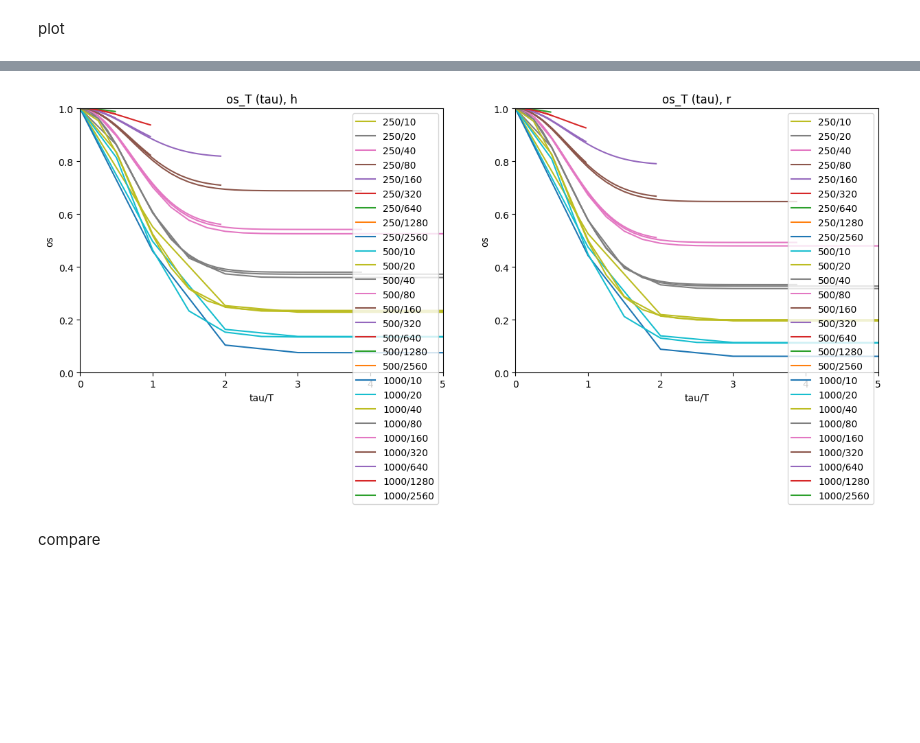
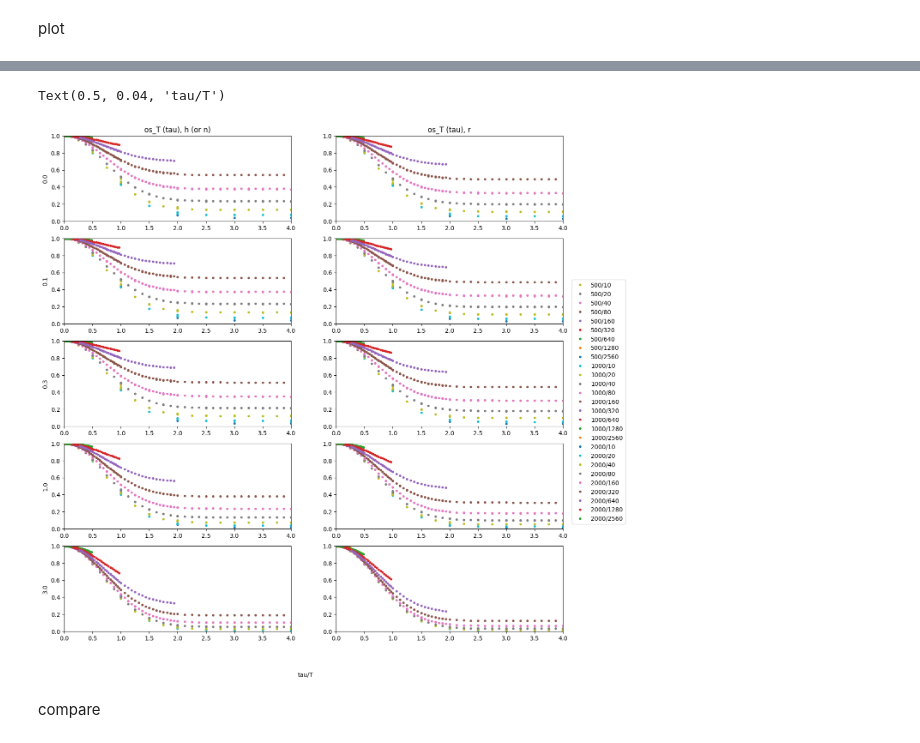
Before and after one commit to zhaoz0314/random-EI, a Jupyter notebook: pseudospatial/predictions.ipynb, the cells around one changed output, grey strips where cells are left out. Drawn from its saved outputs; the diff is of its cells as text; code cells hidden in the pictures; blank space fills up the shorter version.

```diff
--- a/pseudospatial/predictions.ipynb
+++ b/pseudospatial/predictions.ipynb
@@ -399,3 +345,0 @@ def r_acov_s_fct(n_acov, mean_h_s, g_tanh = "out",
-# %%
-color_s = plt.rcParams['axes.prop_cycle'].by_key()['color']
-activity_type_s = ["h", "r"]
@@ -424,0 +346,16 @@ subfig_s[0, 1].legend()
+# %%
+# acov ccov
+[fig, subfig_s] = plt.subplots(2, 2, figsize = (15,7), squeeze = False)
+
+for activity_type_idx in range(2):
+  for ext_unscaled_std_idx in range(len(ext_unscaled_std_s)):
+    subfig_s[0, activity_type_idx].plot(all_cov_s[ext_unscaled_std_idx][0][0],
+                                        all_cov_s[ext_unscaled_std_idx][0][2 * (activity_type_idx + 1)],
+                                        label = ext_unscaled_std_s[ext_unscaled_std_idx])
+    subfig_s[1, activity_type_idx].plot(all_cov_s[ext_unscaled_std_idx][0][0],
+                                        jnp.einsum("ii->i",all_cov_s[ext_unscaled_std_idx][1][activity_type_idx]))
+subfig_s[0, 0].legend()
+subfig_s[0, 0].set(title = activity_type_s[0], ylabel = "acov")
+subfig_s[0, 1].set(title = activity_type_s[1])
+subfig_s[1, 0].set(ylabel = "ccov")
+fig.text(0.5, 0.04, "tau", ha="center")
@@ -444,22 +420,29 @@ for activity_type_idx in range(2):
 # %%
 legend_type_s = jnp.sort(jnp.unique(part_n_s / jnp.expand_dims(window_len_s, 1)))
 
-[fig, subfig_s] = plt.subplots(1, 2, figsize = (15,5), squeeze = False)
+[fig, subfig_s] = plt.subplots(len(ext_unscaled_std_s), 2, figsize = (15,15), squeeze = False)
 
 for activity_type_idx in range(2):
-  subfig_s[0, activity_type_idx].set(title = "os_T (tau), {}".format(activity_type_s[activity_type_idx]),
-                                     xlabel = "tau/T", ylabel = "os", ylim = (0,1))
-  for part_n_idx in range(len(part_n_s)):
-    for window_len_idx in range(len(window_len_s)):
-      subfig_s[0, activity_type_idx
-      ].plot(relative_lag_s / window_len_s[window_len_idx],
-             prediction_s[activity_type_idx][1][part_n_idx, window_len_idx, :],
-             color = color_s[jnp.searchsorted(legend_type_s,
-                                              part_n_s[part_n_idx] / window_len_s[window_len_idx]) % len(color_s)],
-             label = "{0}/{1}".format(part_n_s[part_n_idx], window_len_s[window_len_idx]))
-  subfig_s[0, activity_type_idx].legend()
-  subfig_s[0, activity_type_idx].set_xlim(0, 5)
+  for ext_unscaled_std_idx in range(len(ext_unscaled_std_s)):
+    subfig_s[ext_unscaled_std_idx, activity_type_idx].set(xlim = (0, 4), ylim = (0,1))
+    subfig_s[ext_unscaled_std_idx, 0].set(ylabel = "{0:.1f}".format(ext_unscaled_std_s[ext_unscaled_std_idx]))
+    for part_n_idx in range(len(part_n_s)):
+      for window_len_idx in range(len(window_len_s)):
+        subfig_s[ext_unscaled_std_idx, activity_type_idx
+        ].plot(relative_lag_s / window_len_s[window_len_idx],
+               prediction_s[ext_unscaled_std_idx][activity_type_idx][1][part_n_idx, window_len_idx, :],
+               color = color_s[better_searchsorted(
+                 legend_type_s, part_n_s[part_n_idx] / window_len_s[window_len_idx]) % len(color_s)],
+               label = ("{0}/{1}".format(part_n_s[part_n_idx], window_len_s[window_len_idx])
+                        if ext_unscaled_std_idx + activity_type_idx == 0 else ""),
+               linestyle = "", marker = ".")
+
+fig.legend(loc = "outside right")
+subfig_s[0, 0].set(title = "os_T (tau), " + activity_type_s[0])
+subfig_s[0, 1].set(title = "os_T (tau), " + activity_type_s[1])
+fig.text(0.5, 0.04, "tau/T", ha = "center")
 # %% [output]
+Text(0.5, 0.04, 'tau/T')
-[figure, old version]
+[figure, new version]
 # %% [markdown]
 compare
```
Also changed, not shown: parts of 20 cells of this notebook.
